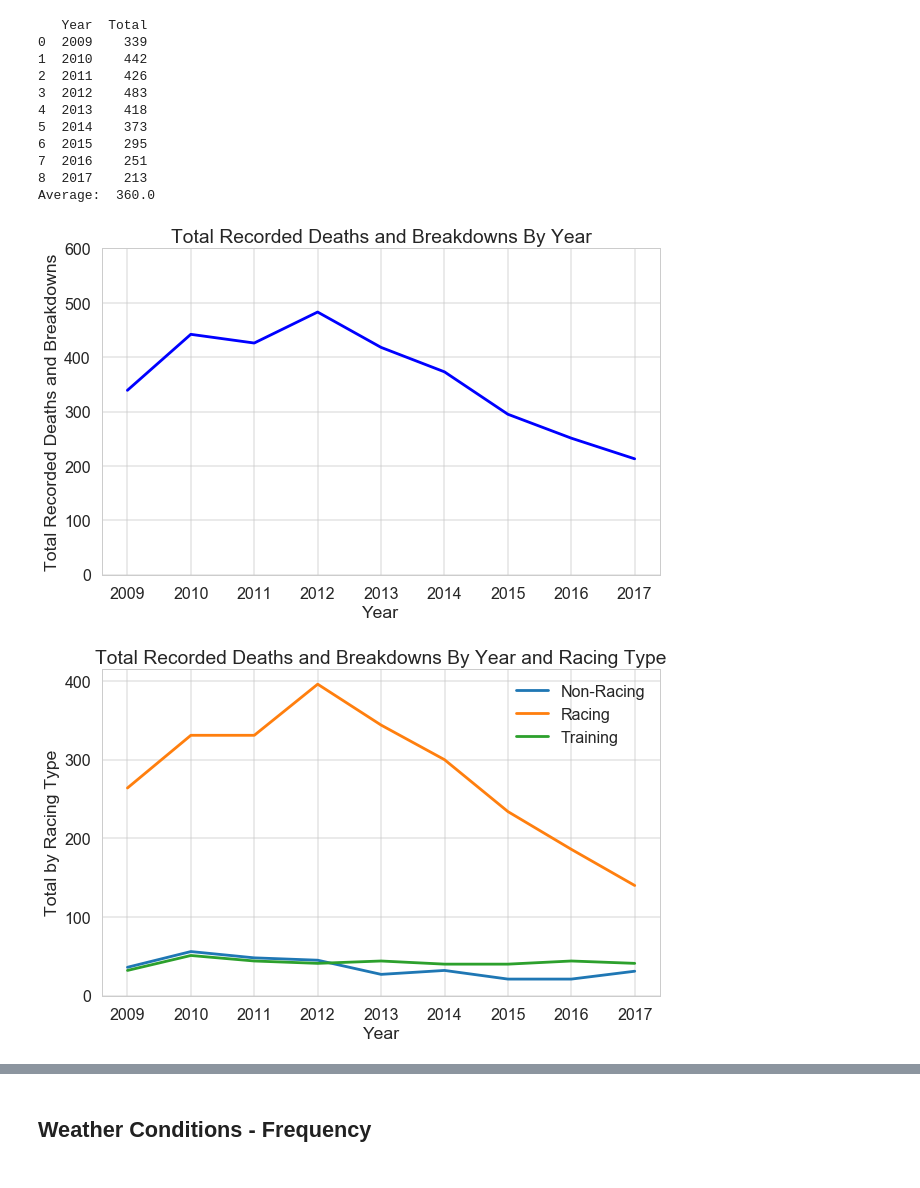
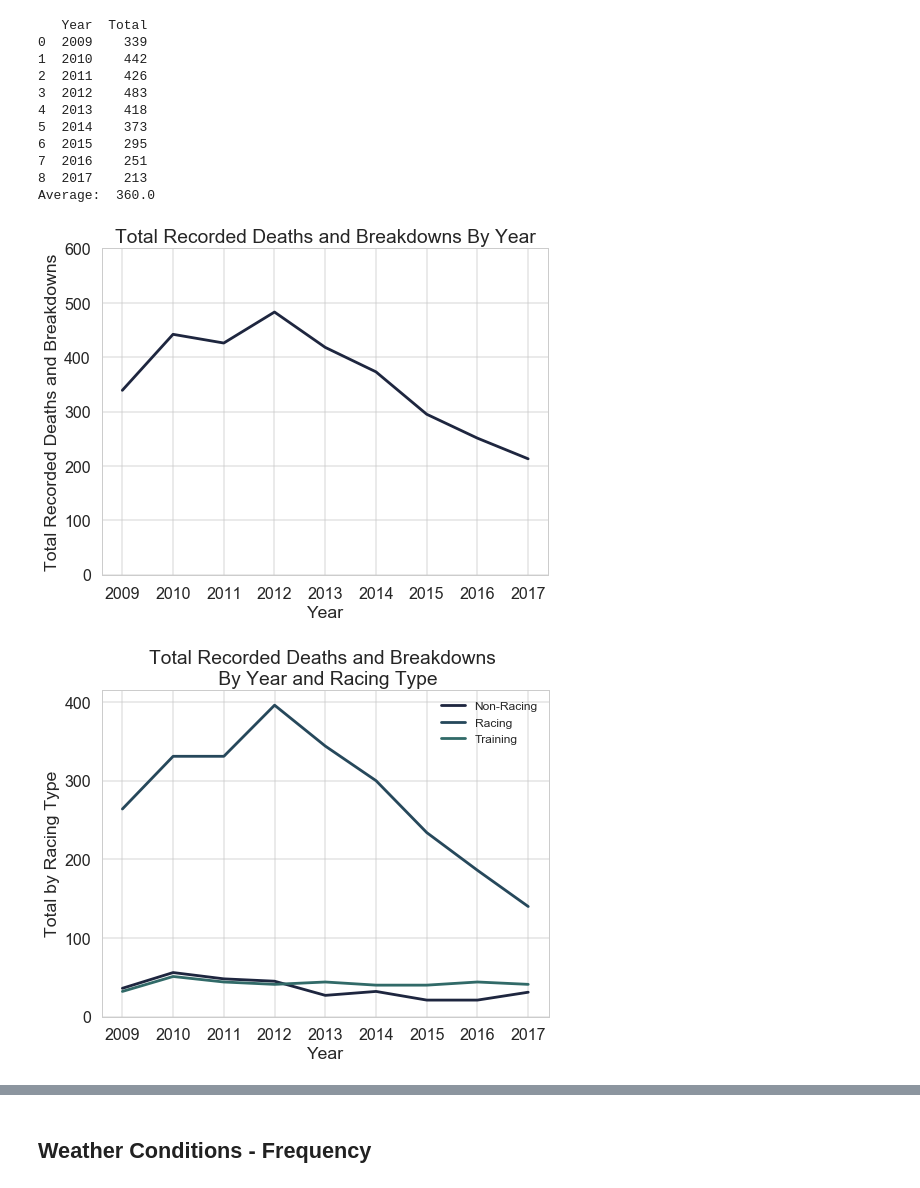
Before and after one commit to isabelvanzijl/Capstone-Project-1, a Jupyter notebook: Final_Analysis_Code.ipynb, the cells around one changed output, grey strips where cells are left out. Saved outputs shown, nothing was run; the diff lists cells and outputs as text; code cells hidden in the pictures.

```diff
--- a/Final_Analysis_Code.ipynb
+++ b/Final_Analysis_Code.ipynb
@@ -6,18 +6,26 @@ import scipy as sp
 from scipy import stats
 import seaborn as sns
 import matplotlib.pyplot as plt
+
 import sklearn.model_selection
 from sklearn import preprocessing
 from sklearn.linear_model import LogisticRegression
 from sklearn.cross_validation import train_test_split
 from sklearn import model_selection
 from sklearn.model_selection import cross_val_score
+from sklearn.metrics import confusion_matrix
+from sklearn.metrics import classification_report
+from sklearn.metrics import roc_auc_score
+from sklearn.metrics import roc_curve
+from sklearn.ensemble import RandomForestClassifier
+from sklearn.metrics import accuracy_score
+from sklearn.ensemble import ExtraTreesClassifier
 import statsmodels.api as sm
 import statsmodels.formula.api as smf
 
 
 %matplotlib  inline
-sns.set_color_codes("pastel")
+pal = sns.set_palette(sns.cubehelix_palette(8, start=.2, rot=-.75, reverse=True))
 # %% [markdown]
 # Data Wrangling
 
@@ -535,16 +543,16 @@ print('Average: ', year_total['Total'].mean())
 Average:  360.0
 # %%
 # build line plot displaying total number of deaths and breakdowns by year
-_ = plt.figure(figsize=(10,6))
-_ = plt.plot(year_total['Year'], year_total['Total'], color='blue')
+_ = plt.figure(figsize=(8,6))
+_ = plt.plot('Year', 'Total', data=year_total)
 _ = plt.xlabel('Year')
 _ = plt.ylabel('Total Recorded Deaths and Breakdowns')
 _ = plt.title('Total Recorded Deaths and Breakdowns By Year')
 _ = plt.yticks([0,100,200,300,400,500,600])
 _ = plt.grid(alpha=.5)
 plt.show()
 # %% [output]
-[figure, old version]
+[figure, new version]
 # %%
 # RACING TYPE
 
@@ -554,17 +562,17 @@ racingtype_pivot = df.pivot_table(values='Incident Date', index='Year', columns=
 del racingtype_pivot['Unknown']
 
 # plot the above pivot table
-_ = plt.figure(figsize=(10,6))
+_ = plt.figure(figsize=(8,6))
 _ = plt.plot(racingtype_pivot)
 _ = plt.xlabel('Year')
 _ = plt.ylabel('Total by Racing Type')
-_ = plt.title('Total Recorded Deaths and Breakdowns By Year and Racing Type')
-_ = plt.legend(('Non-Racing', 'Racing', 'Training'))
+_ = plt.title('Total Recorded Deaths and Breakdowns \n By Year and Racing Type')
+_ = plt.legend(('Non-Racing', 'Racing', 'Training'), fontsize='large')
 _ = plt.yticks([0,100,200,300,400])
 _ = plt.grid(alpha=.5)
 plt.show()
 # %% [output]
-[figure, old version]
+[figure, new version]
 # %%
 # INCIDENT TYPE
 
```
Also changed, not shown: parts of 26 cells of this notebook.
